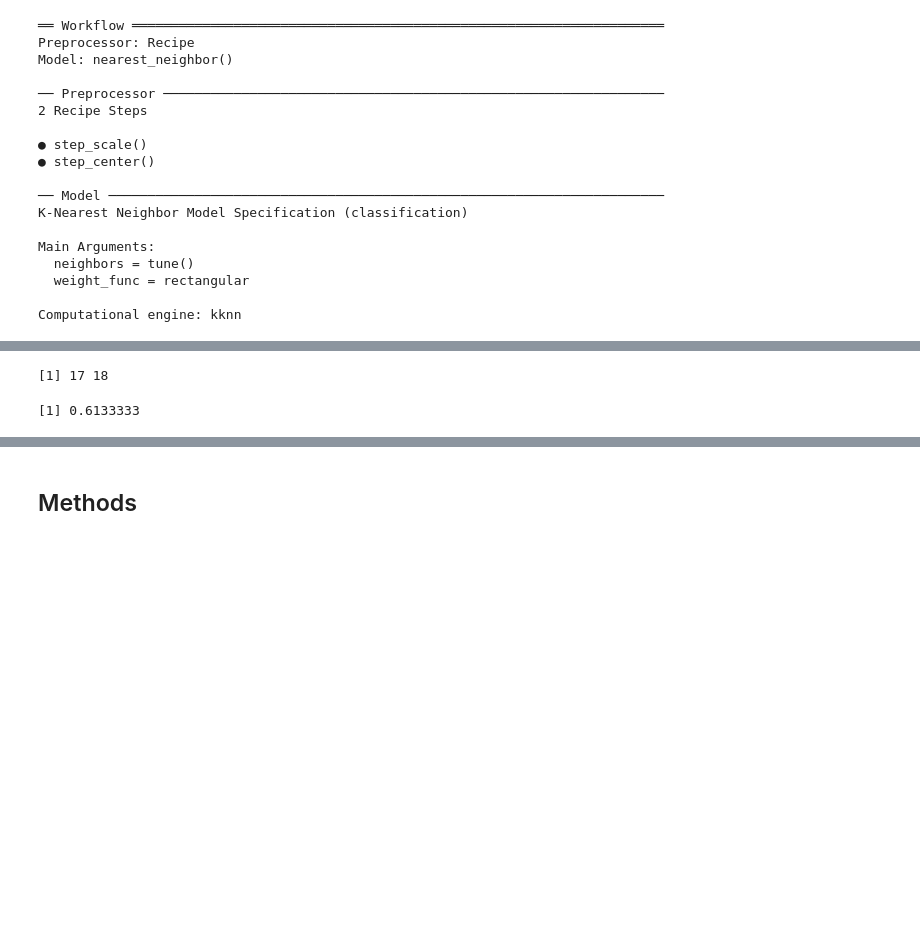
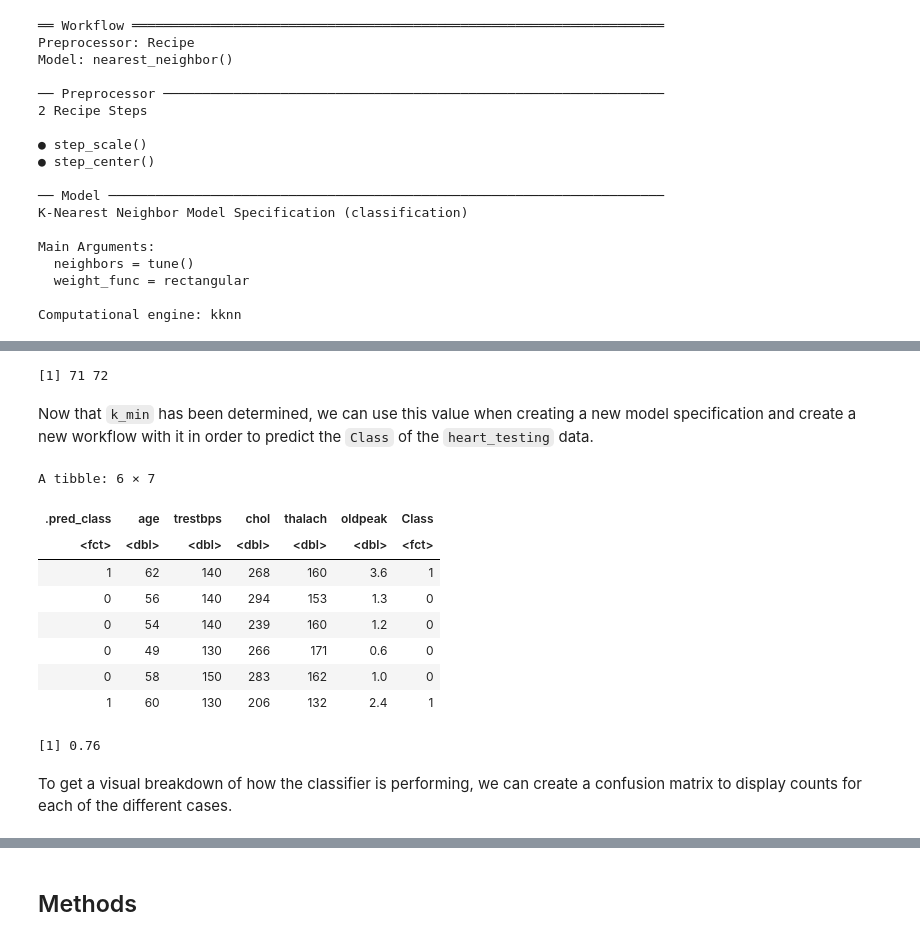
Before and after one commit to jamiema1/Predicting-Heart-Disease-with-KNN-Algorithm, a Jupyter notebook: final_report.ipynb, the cells around one changed output, grey strips where cells are left out. Saved outputs shown, nothing was run; the diff lists cells and outputs as text; code cells hidden in the pictures; blank space fills up the shorter version.

```diff
--- a/final_report.ipynb
+++ b/final_report.ipynb
@@ -363,30 +378,53 @@ accuracy_plot2
 # %%
-k_min <- heart_results_range %>%
+#outputs the highest accuracy K value
+k_min <- heart_results %>%
     filter(mean == max(mean)) %>%
     select(neighbors) %>%
     pull()
 k_min
 # %% [output]
-[1] 17 18
+[1] 71 72
-# %%
-k_optimal <- k_min[1]
-
-heart_spec2 <- nearest_neighbor(weight = "rectangular", neighbors = k_optimal) %>%
-    set_engine("kknn") %>%
-    set_mode("classification")
-
-heart_fit <- workflow() %>%
-    add_recipe(heart_recipe) %>%
-    add_model(heart_spec2) %>%
-    fit(heart_training)
-
-heart_predictions <- heart_fit %>%
-    predict(heart_testing) %>%
-    bind_cols(heart_testing) %>%
-    metrics(truth = Class, estimate = .pred_class) %>%
-    filter(.metric == "accuracy") %>%
-    select(.estimate) %>%
-    pull()
-heart_predictions
-# %% [output]
-[1] 0.6133333
+# %% [markdown]
+Now that `k_min` has been determined, we can use this value when creating a new model specification and create a new workflow with it in order to predict the `Class` of the `heart_testing` data.
+# %%
+#sets k_optimal to be the first K value of k_min incase there are two K values with the same accuracy
+k_optimal <- k_min[1]
+
+#creates the specification for the model
+heart_spec_optimal <- nearest_neighbor(weight = "rectangular", neighbors = k_optimal) %>%
+    set_engine("kknn") %>%
+    set_mode("classification")
+
+#creates a workflow
+heart_fit <- workflow() %>%
+    add_recipe(heart_recipe) %>%
+    add_model(heart_spec_optimal) %>%
+    fit(heart_training)
+
+#creates a tibble with both the predictions and the actual values of the testing data
+heart_predictions <- heart_fit %>%
+    predict(heart_testing) %>%
+    bind_cols(heart_testing)
+head(heart_predictions)
+# %% [output]
+A tibble: 6 × 7
+| .pred_class | age | trestbps | chol | thalach | oldpeak | Class |
+| <fct> | <dbl> | <dbl> | <dbl> | <dbl> | <dbl> | <fct> |
+| 1 | 62 | 140 | 268 | 160 | 3.6 | 1 |
+| 0 | 56 | 140 | 294 | 153 | 1.3 | 0 |
+| 0 | 54 | 140 | 239 | 160 | 1.2 | 0 |
+| 0 | 49 | 130 | 266 | 171 | 0.6 | 0 |
+| 0 | 58 | 150 | 283 | 162 | 1.0 | 0 |
+| 1 | 60 | 130 | 206 | 132 | 2.4 | 1 |
+# %%
+#produces the actual accuracy of the model
+heart_accuracy <- heart_predictions %>%
+    metrics(truth = Class, estimate = .pred_class) %>%
+    filter(.metric == "accuracy") %>%
+    select(.estimate) %>%
+    pull()
+heart_accuracy
+# %% [output]
+[1] 0.76
+# %% [markdown]
+To get a visual breakdown of how the classifier is performing, we can create a confusion matrix to display counts for each of the different cases.
```
Also changed, not shown: parts of 12 cells of this notebook.
